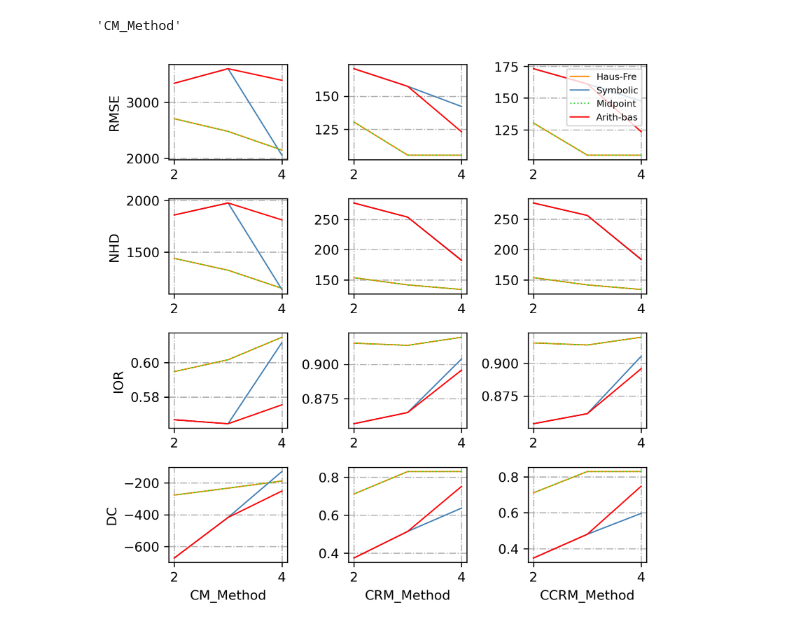
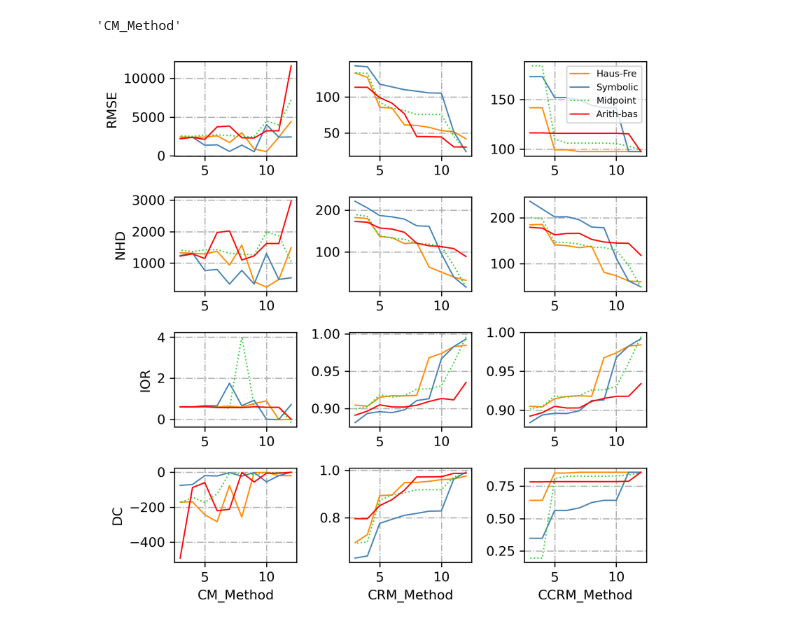
Before and after one commit to kxlkxl1999/ZKRP, a Jupyter notebook: regression.ipynb, the cells around one changed output. Cells and saved outputs as stored; diff of their text form; code cells hidden in the pictures.

```diff
--- a/regression.ipynb
+++ b/regression.ipynb
@@ -84,10 +84,10 @@ x45_l = x4_l * x5_l
 x45_u = x4_u * x5_u
 x45_c = x45_l/2 + x45_u/2
 
-x_l = np.vstack((x1_l, x2_l, x3_l, x4_l, x5_l)).T
-x_u = np.vstack((x1_u, x2_u, x3_u, x4_u, x5_u)).T
-x_c = np.vstack((x1_c, x2_c, x3_c, x4_c, x5_c)).T
-x_r = np.vstack((x1_u, x2_u, x3_u, x4_u, x5_u)).T/2-np.vstack((x1_l, x2_l, x3_l, x4_l, x5_l)).T/2
+x_l = np.vstack((x1_l, x2_l, x3_l, x4_l, x5_l, x12_l, x13_l, x14_l, x15_l, x23_l, x24_l, x25_l, x34_l, x35_l, x45_l)).T
+x_u = np.vstack((x1_u, x2_u, x3_u, x4_u, x5_u, x12_u, x13_u, x14_u, x15_u, x23_u, x24_u, x25_u, x34_u, x35_u, x45_u)).T
+x_c = np.vstack((x1_c, x2_c, x3_c, x4_c, x5_c, x12_c, x13_c, x14_c, x15_c, x23_c, x24_c, x25_c, x34_c, x35_c, x45_c)).T
+x_r = x_u/2 - x_l/2
 # %%
  # Mm.fit_transform(x_u/2 + x_l/2)
 # %%
@@ -109,5 +109,8 @@ x_r = np.vstack((x1_u, x2_u, x3_u, x4_u, x5_u)).T/2-np.vstack((x1_l, x2_l, x3_l,
 # yhat_ccrm_c = predict(x_c, beta_ccrm_c)
 # yhat_ccrm_u = yhat_ccrm_c + yhat_ccrm_r / 2
 # yhat_ccrm_l = yhat_ccrm_c - yhat_ccrm_r / 2
+# %%
+# x_list = [np.vstack((x1_l, x1_u)).T,np.vstack((x2_l, x2_u)).T,np.vstack((x3_l, x3_u)).T,np.vstack((x4_l, x4_u)).T,np.vstack((x5_l, x5_u)).T]
+x_list = [np.vstack((x_l[:,i], x_u[:,i])).T for i in range(x_l.shape[1])]
 # %%
 ### regression 比较
@@ -180,7 +183,7 @@ x_ab_r = x_r[:,np.argsort(-np.abs(cor_ab)).tolist()]
 # %%
 reglist = [CM_Method, CRM_Method, CCRM_Method]
 evallist = ['RMSE', 'NHD', 'IOR', 'DC']
-var_num = [4,3,2]
+var_num = [12,11,10,9,8,7,6,5,4,3]
 
 fig, axes = plt.subplots(4, 3, figsize=(6,6), dpi=300)
 
@@ -235,33 +238,33 @@ for i in range(len(evallist)):
                 yhat_mp_c = predict(xx_mp_c, beta_mp_c)
                 yhat_mp_r = predict(xx_mp_r, beta_mp_r)
 
                 beta_ab_c, beta_ab_r = reglist[j](xx_ab_c, y_c, xx_ab_r, y_r)
                 yhat_ab_c = predict(xx_ab_c, beta_ab_c)
                 yhat_ab_r = predict(xx_ab_r, beta_ab_r)
 
             y_h.append(eval(yhat_hf_c, yhat_hf_r, y_c, y_r, method=evallist[i]))
             y_s.append(eval(yhat_s_c, yhat_s_r, y_c, y_r, method=evallist[i]))
             y_m.append(eval(yhat_mp_c, yhat_mp_r, y_c, y_r, method=evallist[i]))
             y_a.append(eval(yhat_ab_c, yhat_ab_r, y_c, y_r, method=evallist[i]))
 
         axes[i, j].plot(var_num, y_h, lw=1, label='Haus-Fre', color='darkorange')
         axes[i, j].plot(var_num, y_s, lw=1, label='Symbolic', color='steelblue')
         axes[i, j].plot(var_num, y_m, lw=1, label='Midpoint', color='limegreen', ls=':')
         axes[i, j].plot(var_num, y_a, lw=1, label='Arith-bas', color='red')
 
         if i == 3:
             axes[i, j].set_xlabel(reglist[j].__name__)
         if j == 0:
             axes[i, j].set_ylabel(evallist[i])
         axes[i, j].grid(True, ls='-.')
 
         if i==0 and j ==2:
             axes[i, j].legend(loc='upper right', fontsize=7)
 
 # plt.legend(loc='best')
 plt.tight_layout()
 plt.show()
 # %% [output]
-[figure, old version]
+[figure, new version]
 # %%
 plt.close()
```
Also changed, not shown: parts of 1 cell of this notebook.
